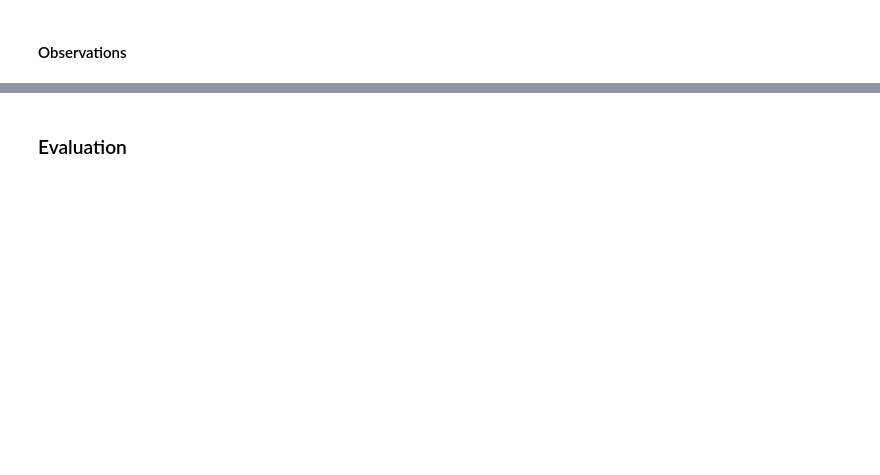
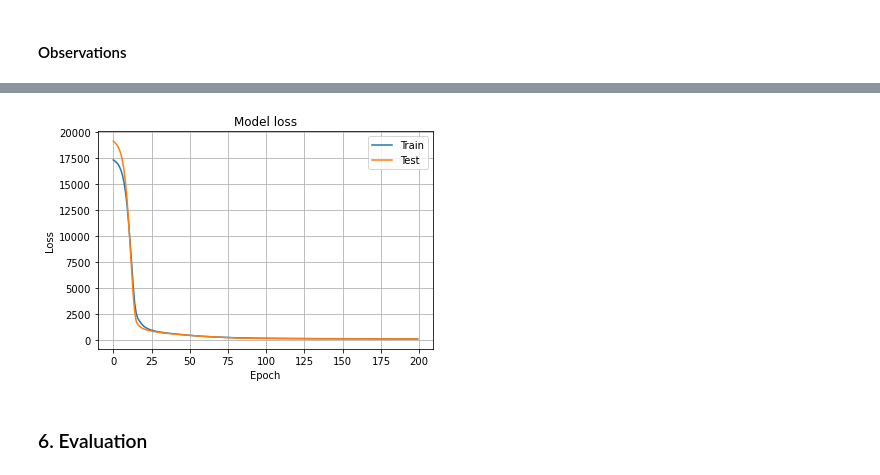
Before and after one commit to olundberg/lexplore, a Jupyter notebook: Machine learning modelling.ipynb, the cells around one changed output, grey strips where cells are left out. Drawn from its saved outputs; the diff is of its cells as text; code cells hidden in the pictures; blank space fills up the shorter version.

```diff
--- a/Machine learning modelling.ipynb
+++ b/Machine learning modelling.ipynb
@@ -59 +79,8 @@ sc = StandardScaler()
+# %%
+pred_variables = list(df_train.columns)
+pred_variables.remove("WCPM")
+X_train = df_train[pred_variables]
+y_train = df_train[["WCPM"]]
+sc = StandardScaler()
+X_train = sc.fit_transform(X_train)
 # %% [markdown]
@@ -80,2 +88,24 @@ history = model.fit(X_train, y_train,validation_data = (X_test,y_test), epochs=1
+# %%
+model = Sequential()
+model.add(Dense(40, input_dim=X_train.shape[1], activation="relu"))
+model.add(Dense(40, activation="relu"))
+model.add(Dense(40, activation="relu"))
+model.add(Dense(1, activation="relu"))
+model.compile(loss='mean_squared_error', optimizer="adam")
+
+history = model.fit(X_train, y_train,
+                    epochs=200, batch_size=128,
+                    verbose=0, validation_split=0.1)
+
+plt.plot(history.history['loss'])
+plt.plot(history.history['val_loss'])
+plt.title('Model loss')
+plt.ylabel('Loss')
+plt.xlabel('Epoch')
+plt.legend(['Train', 'Test'], loc='upper right')
+plt.grid()
+plt.show()
+# %% [output]
+[figure, added]
 # %% [markdown]
-### Evaluation
+### 6. Evaluation
```
Also changed, not shown: parts of 19 cells of this notebook, 1 other file.
